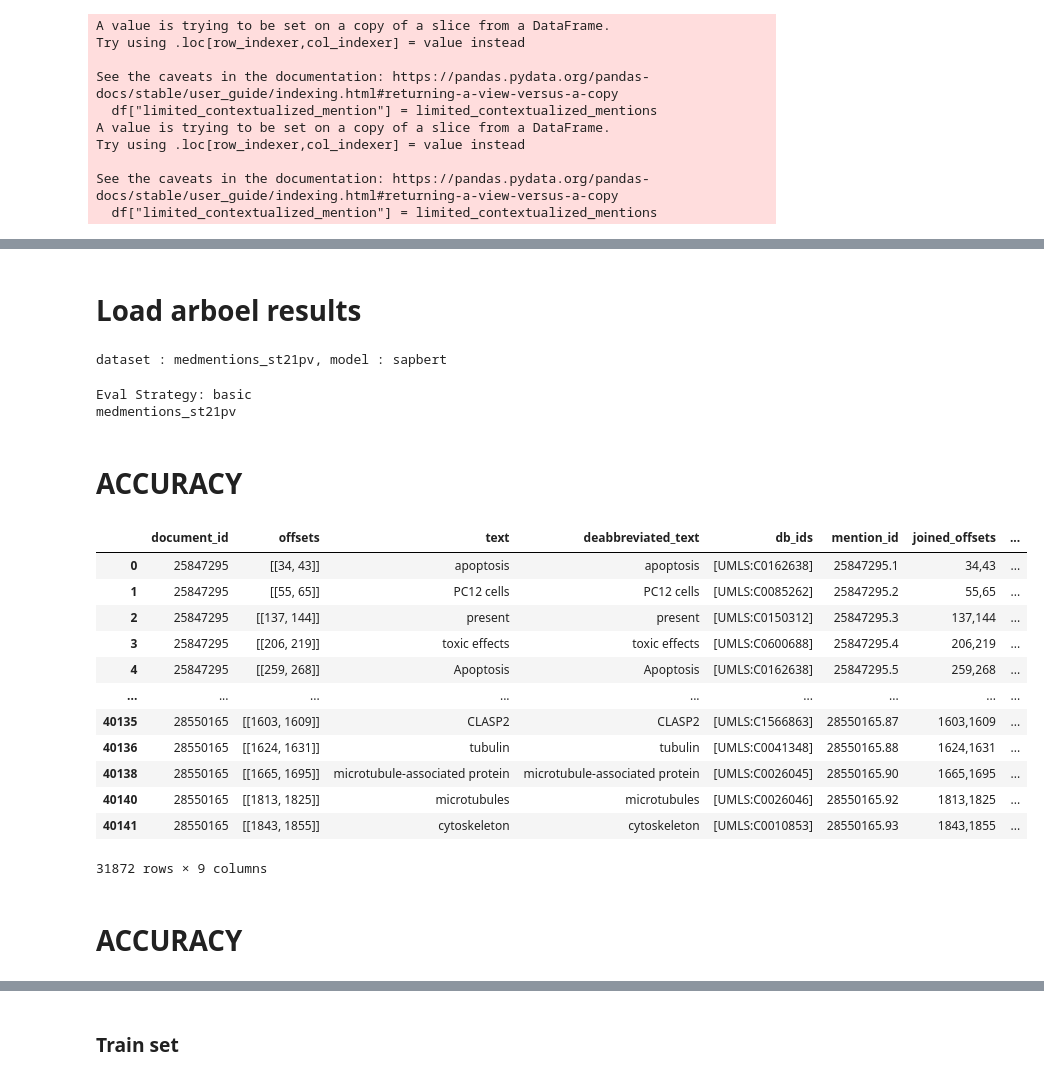
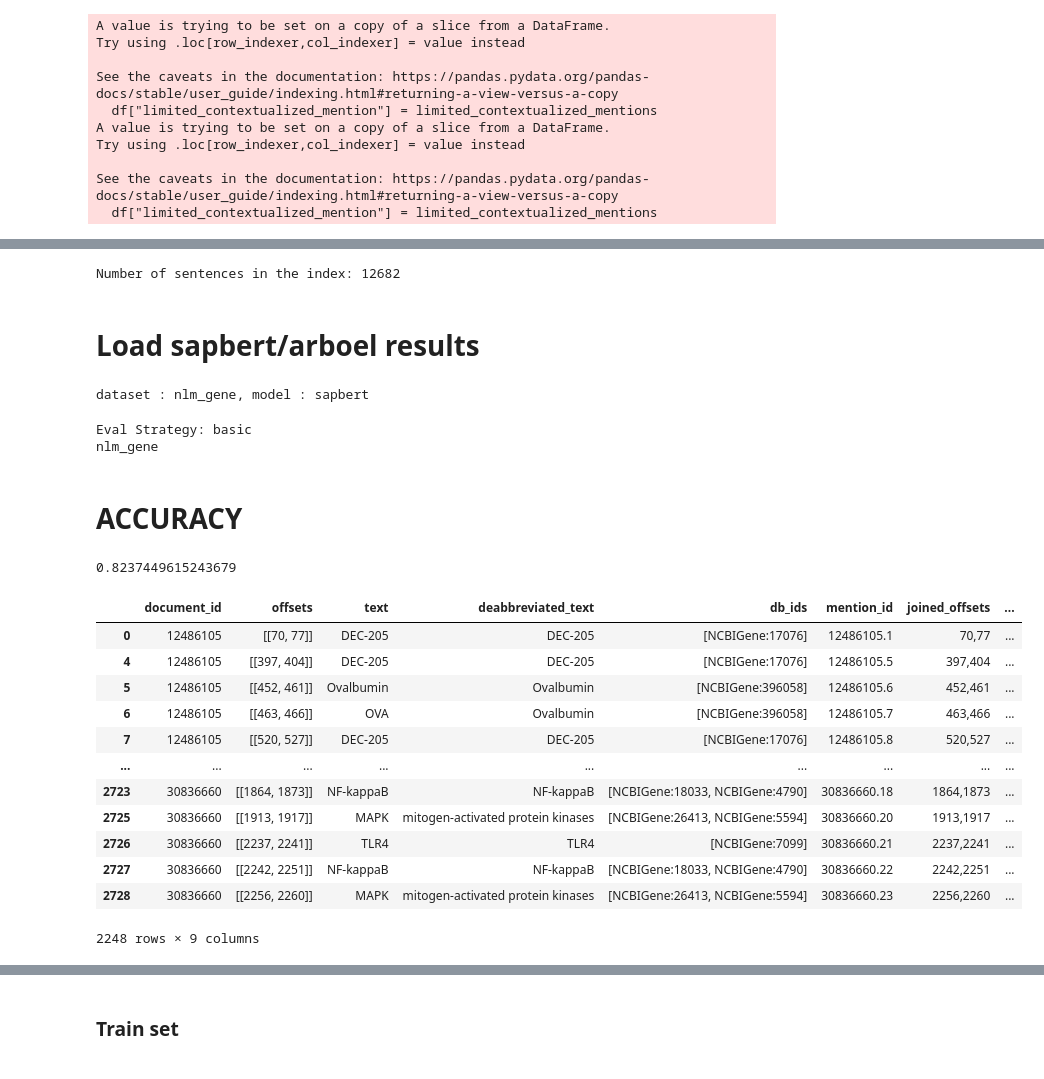
Before and after one commit to ChristopheYe/llm_disambiguator, a Jupyter notebook: src/LLM_disambiguator.ipynb, the cells around one changed output, grey strips where cells are left out. Saved outputs shown, nothing was run; the diff lists cells and outputs as text; code cells hidden in the pictures.

```diff
--- a/src/LLM_disambiguator.ipynb
+++ b/src/LLM_disambiguator.ipynb
@@ -224,18 +220,20 @@ See the caveats in the documentation: https://pandas.pydata.org/pandas-docs/stab
 # %%
-# embedding_dimension = corpus_embeddings.shape[1]
+embedding_dimension = corpus_embeddings.shape[1]
 
-# # Create the HNSW index with the correct arguments
-# M = 32  # Number of neighbors in the HNSW graph
-# index = faiss.IndexHNSWFlat(embedding_dimension, M)
+# Create the HNSW index with the correct arguments
+M = 32  # Number of neighbors in the HNSW graph
+index = faiss.IndexHNSWFlat(embedding_dimension, M)
 
-# # Normalize the corpus embeddings if using cosine similarity
-# faiss.normalize_L2(corpus_embeddings)
+# Normalize the corpus embeddings if using cosine similarity
+faiss.normalize_L2(corpus_embeddings)
 
-# # Add the embeddings to the index
-# index.add(corpus_embeddings)
+# Add the embeddings to the index
+index.add(corpus_embeddings)
 
-# # Print the number of sentences added to the index
-# print(f"Number of sentences in the index: {index.ntotal}")
+# Print the number of sentences added to the index
+print(f"Number of sentences in the index: {index.ntotal}")
+# %% [output]
+Number of sentences in the index: 12682
 # %%
 TrainMap_context2mention = {v: k for k, v in TrainMap_mention2context.items()}
 # TrainMap_context2mention
@@ -252,6 +252,6 @@ TrainMap_context2mention = {v: k for k, v in TrainMap_mention2context.items()}
 #     ujson.dump(processed_res, f, indent=4)
 # %% [markdown]
-# Load arboel results
+# Load sapbert/arboel results
 # %%
 dataset_names = [f"{dataset_name}"]
 
@@ -261,15 +261,17 @@ eval_strategies = ['basic']
 
 # Add paths based on the value of EL_model
 path_to_result = {f"{dataset_name}": {}}
-
-if EL_model == "arboel":
-    path_to_result[dataset_name][EL_model] = f"candidates/{dataset_name}/{EL_model}_{dataset_name}.json"
-elif EL_model == "sapbert":
-    if dataset_name == ("nlm_gene" or "gnormplus"):
-        print("here")
-        path_to_result[dataset_name][EL_model] = f"candidates/{dataset_name}/{EL_model}_{dataset_name}_real2.json"
-    else :
-        path_to_result[dataset_name][EL_model] = f"candidates/{dataset_name}/{EL_model}_{dataset_name}_real.json"
+path_to_result[dataset_name][
+    EL_model
+] = f"candidates/{dataset_name}/{EL_model}_{dataset_name}.json"
+# if EL_model == "arboel":
+#     path_to_result[dataset_name][EL_model] = f"candidates/{dataset_name}/{EL_model}_{dataset_name}.json"
+# elif EL_model == "sapbert":
+#     if dataset_name == ("nlm_gene" or "gnormplus"):
+#         print("here")
+#         path_to_result[dataset_name][EL_model] = f"candidates/{dataset_name}/{EL_model}_{dataset_name}_real2.json"
+#     else :
+#         path_to_result[dataset_name][EL_model] = f"candidates/{dataset_name}/{EL_model}_{dataset_name}_real.json"
 evaluator = Evaluate(dataset_names=dataset_names,
                      model_names=model_names,
                      path_to_result=path_to_result,
@@ -285,9 +287,9 @@ evaluator.evaluate(
 #     # eval_strategies=['basic']
 #     )
 # %% [output]
-dataset : medmentions_st21pv, model : sapbert
+dataset : nlm_gene, model : sapbert
 Eval Strategy: basic
-medmentions_st21pv
+nlm_gene
 # %% [markdown]
 # ACCURACY
 # %%
@@ -305,46 +307,47 @@ medmentions_st21pv
 # device=device_2)
 # %%
 
-number_candidates = 50
+number_candidates = 20
 results = evaluator.full_results["basic"][f"{dataset_name}"]
 
 # Base columns common to all models
 base_cols = ['document_id', 'offsets', 'text', 'deabbreviated_text', 'db_ids', 'mention_id', 'joined_offsets']
 
 # Add model-specific columns based on EL_model
 if EL_model == "arboel":
     model_cols = ['arboel_resolve_abbrev', 'arboel_resolve_abbrev_min_hit_index']
     rename_map = {
         'arboel_resolve_abbrev': 'arboel_candidates',
         'arboel_resolve_abbrev_min_hit_index': 'arboel_hit_index'
     }
 elif EL_model == "sapbert":
     model_cols = ['sapbert_resolve_abbrev', 'sapbert_resolve_abbrev_min_hit_index']
     rename_map = {
         'sapbert_resolve_abbrev': 'sapbert_candidates',
         'sapbert_resolve_abbrev_min_hit_index': 'sapbert_hit_index'
     }
 
 # Combine base and model-specific columns
 cols = base_cols + model_cols
 # Select and rename columns in results
 filtered_results = results[cols].rename(columns=rename_map)
 # Filter results based on hit index
 filtered_results = filtered_results[filtered_results[f'{EL_model}_hit_index'] < number_candidates]
-
+print(len(filtered_results)/len(results))
 # filtered_results = filtered_results.iloc[:500]
 filtered_results
 # %% [output]
+0.8237449615243679
 |  | document_id | offsets | text | deabbreviated_text | db_ids | mention_id | joined_offsets | ... |
-| 0 | 25847295 | [[34, 43]] | apoptosis | apoptosis | [UMLS:C0162638] | 25847295.1 | 34,43 | ... |
-| 1 | 25847295 | [[55, 65]] | PC12 cells | PC12 cells | [UMLS:C0085262] | 25847295.2 | 55,65 | ... |
-| 2 | 25847295 | [[137, 144]] | present | present | [UMLS:C0150312] | 25847295.3 | 137,144 | ... |
-| 3 | 25847295 | [[206, 219]] | toxic effects | toxic effects | [UMLS:C0600688] | 25847295.4 | 206,219 | ... |
-| 4 | 25847295 | [[259, 268]] | Apoptosis | Apoptosis | [UMLS:C0162638] | 25847295.5 | 259,268 | ... |
+| 0 | 12486105 | [[70, 77]] | DEC-205 | DEC-205 | [NCBIGene:17076] | 12486105.1 | 70,77 | ... |
+| 4 | 12486105 | [[397, 404]] | DEC-205 | DEC-205 | [NCBIGene:17076] | 12486105.5 | 397,404 | ... |
+| 5 | 12486105 | [[452, 461]] | Ovalbumin | Ovalbumin | [NCBIGene:396058] | 12486105.6 | 452,461 | ... |
+| 6 | 12486105 | [[463, 466]] | OVA | Ovalbumin | [NCBIGene:396058] | 12486105.7 | 463,466 | ... |
+| 7 | 12486105 | [[520, 527]] | DEC-205 | DEC-205 | [NCBIGene:17076] | 12486105.8 | 520,527 | ... |
 | ... | ... | ... | ... | ... | ... | ... | ... | ... |
-| 40135 | 28550165 | [[1603, 1609]] | CLASP2 | CLASP2 | [UMLS:C1566863] | 28550165.87 | 1603,1609 | ... |
-| 40136 | 28550165 | [[1624, 1631]] | tubulin | tubulin | [UMLS:C0041348] | 28550165.88 | 1624,1631 | ... |
-| 40138 | 28550165 | [[1665, 1695]] | microtubule-associated protein | microtubule-associated protein | [UMLS:C0026045] | 28550165.90 | 1665,1695 | ... |
-| 40140 | 28550165 | [[1813, 1825]] | microtubules | microtubules | [UMLS:C0026046] | 28550165.92 | 1813,1825 | ... |
-| 40141 | 28550165 | [[1843, 1855]] | cytoskeleton | cytoskeleton | [UMLS:C0010853] | 28550165.93 | 1843,1855 | ... |
+| 2723 | 30836660 | [[1864, 1873]] | NF-kappaB | NF-kappaB | [NCBIGene:18033, NCBIGene:4790] | 30836660.18 | 1864,1873 | ... |
+| 2725 | 30836660 | [[1913, 1917]] | MAPK | mitogen-activated protein kinases | [NCBIGene:26413, NCBIGene:5594] | 30836660.20 | 1913,1917 | ... |
+| 2726 | 30836660 | [[2237, 2241]] | TLR4 | TLR4 | [NCBIGene:7099] | 30836660.21 | 2237,2241 | ... |
+| 2727 | 30836660 | [[2242, 2251]] | NF-kappaB | NF-kappaB | [NCBIGene:18033, NCBIGene:4790] | 30836660.22 | 2242,2251 | ... |
+| 2728 | 30836660 | [[2256, 2260]] | MAPK | mitogen-activated protein kinases | [NCBIGene:26413, NCBIGene:5594] | 30836660.23 | 2256,2260 | ... |
-31872 rows × 9 columns
+2248 rows × 9 columns
@@ -437,2 +378,0 @@ for idx, row in filtered_results.iterrows():
-# %% [markdown]
-# ACCURACY
```
Also changed, not shown: parts of 79 cells of this notebook, 17 other files.
